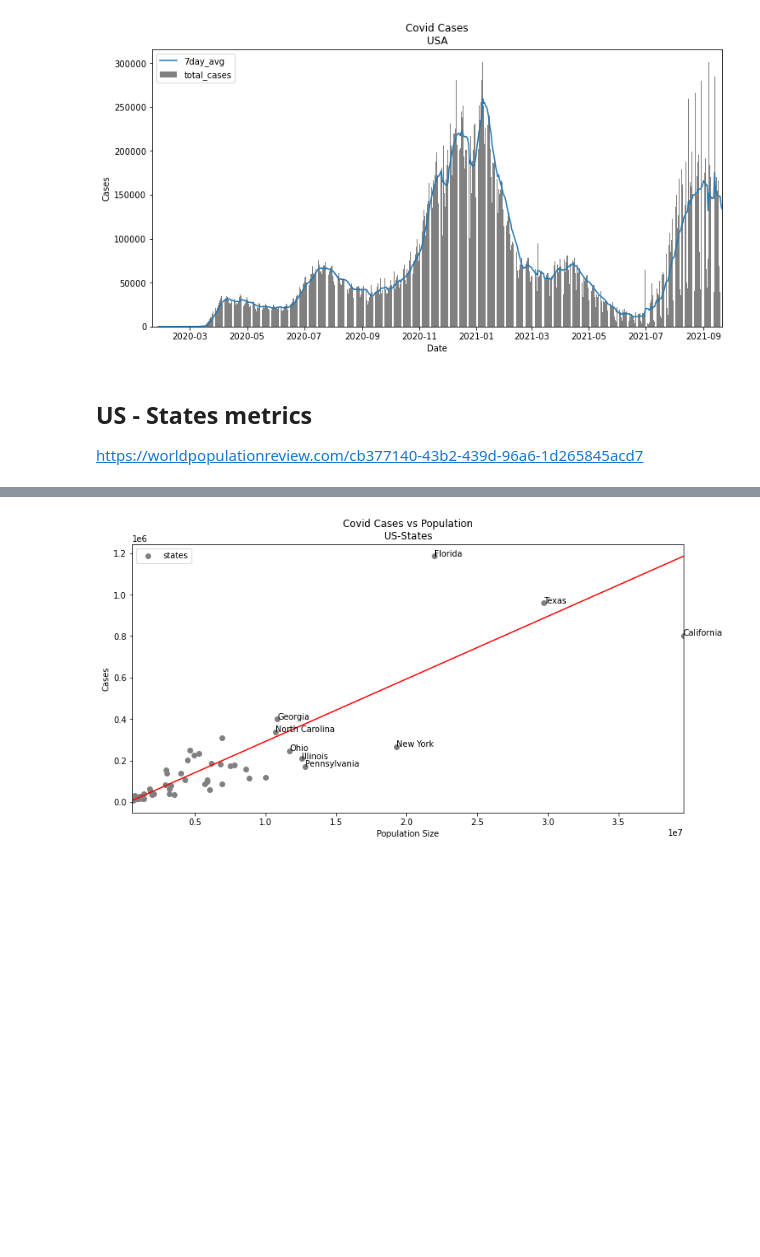
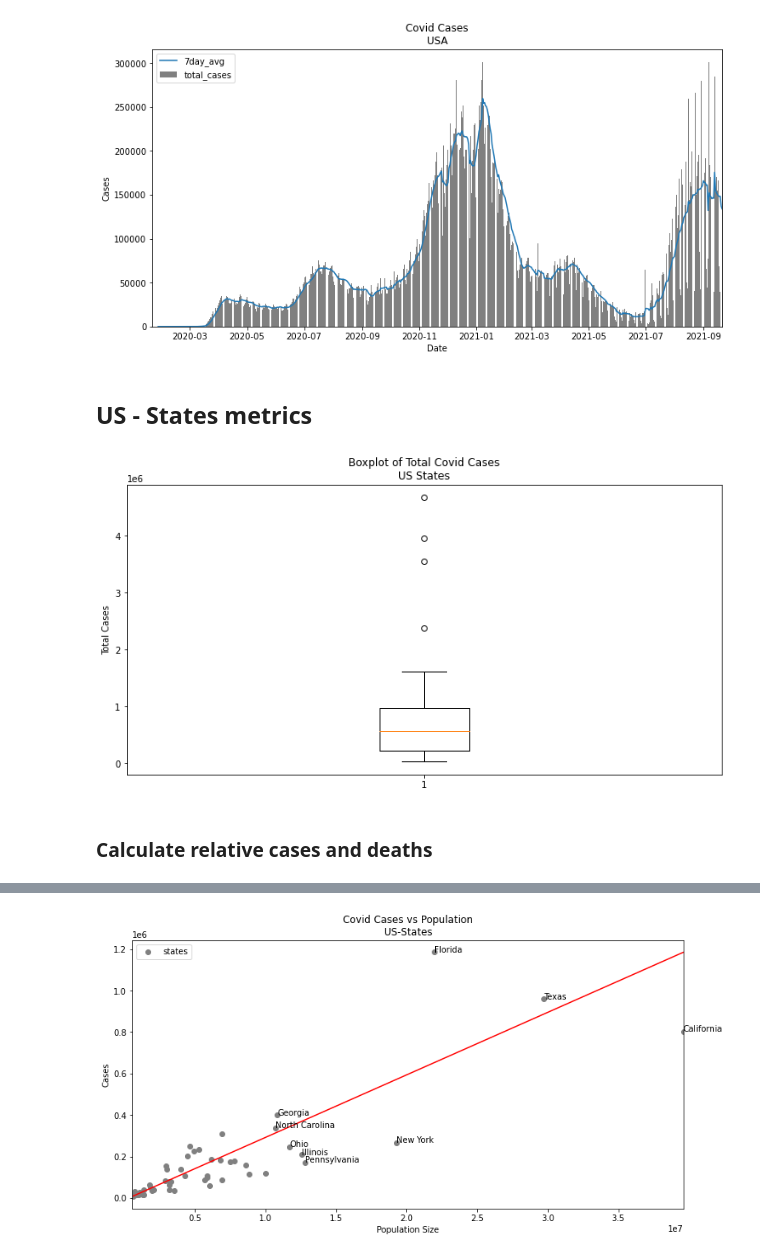
Before and after one commit to jcalvesoliveira/covid-us-state, a Jupyter notebook: notebooks/1.0-data-exploration.ipynb, the cells around one changed output, grey strips where cells are left out. Drawn from its saved outputs; the diff is of its cells as text; code cells hidden in the pictures; blank space fills up the shorter version.

```diff
--- a/notebooks/1.0-data-exploration.ipynb
+++ b/notebooks/1.0-data-exploration.ipynb
@@ -10,7 +23,7 @@ from matplotlib.dates import DateFormatter
 import matplotlib.pyplot as plt
 import seaborn as sns
 # %%
-covid_df = pd.read_csv('../data/external/us-states.csv')
+covid_df = pd.read_csv('../data/external/us-states.csv', dtype={'fips': str})
 covid_df.columns = ['date', 'state', 'fips', 'cumulative_cases', 'cumulative_deaths']
 covid_df.date = pd.to_datetime(covid_df.date)
 covid_df = covid_df.sort_values(by=['state','date']).reset_index(drop=True)
@@ -147,8 +163,17 @@ plt.show()
 [figure]
 # %% [markdown]
 ## US - States metrics
-
-https://worldpopulationreview.com/cb377140-43b2-439d-96a6-1d265845acd7
+# %%
+fig, ax = plt.subplots(figsize=(12, 6))
+
+ax.boxplot(covid_df.groupby('state').sum()['cases'])
+ax.set(ylabel="Total Cases",
+       title="Boxplot of Total Covid Cases\nUS States")
+plt.show()
+# %% [output]
+[figure, added]
+# %% [markdown]
+### Calculate relative cases and deaths
 # %%
 states_population = pd.read_csv('../data/external/states_population.csv')
 # %%
```
Also changed, not shown: parts of 35 cells of this notebook, 36 other files.
